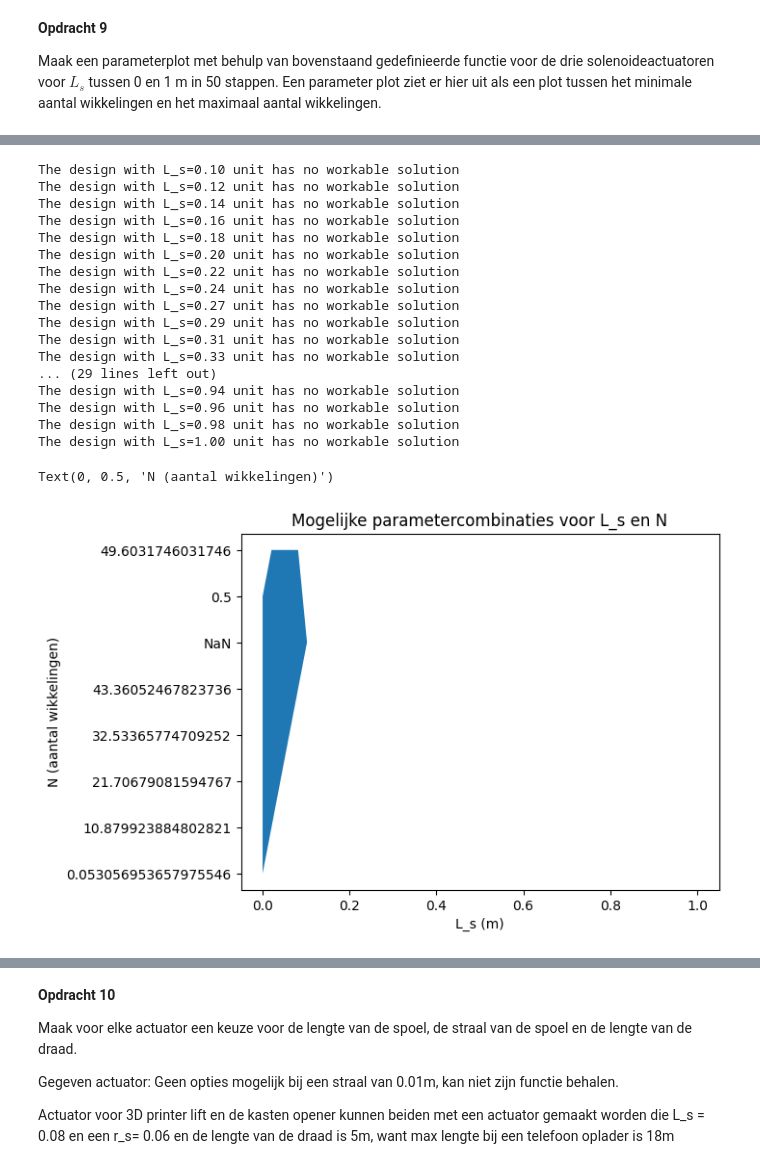
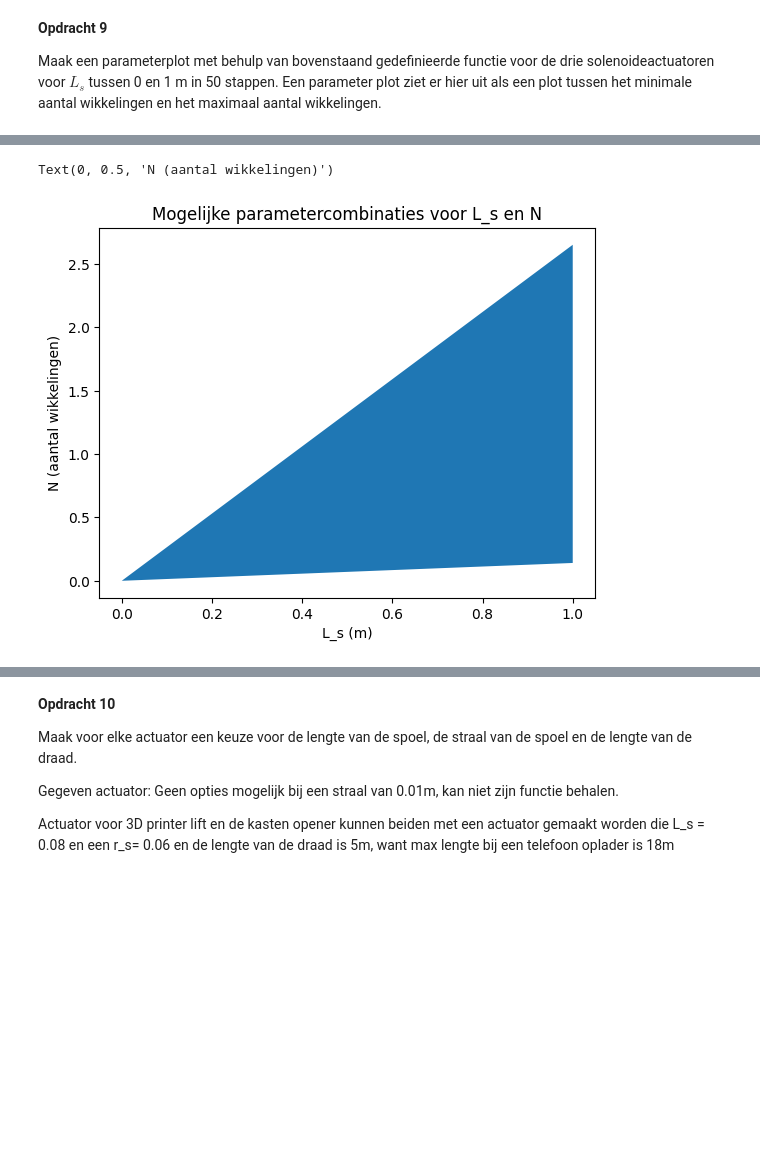
Before and after one commit to ggdejong/opdrachten-DEF-D, a Jupyter notebook: DigitaleOntwerpopdrachten/1CondensatorOpdracht/KrachtactuatorOpdracht.ipynb, the cells around one changed output, grey strips where cells are left out. Cells and saved outputs as stored; diff of their text form; code cells hidden in the pictures; blank space fills up the shorter version.

```diff
--- a/DigitaleOntwerpopdrachten/1CondensatorOpdracht/KrachtactuatorOpdracht.ipynb
+++ b/DigitaleOntwerpopdrachten/1CondensatorOpdracht/KrachtactuatorOpdracht.ipynb
@@ -31,6 +31,8 @@ Onderwijs Instructies:
 # %%
 import numpy as np
 import matplotlib.pyplot as plt
+
+mu_0 = 4 * np.pi * 10e-7
 # %% [markdown]
 # DEF-D opdracht 2: Ontwerp een solenoïdale krachtactuator
 
@@ -166,6 +168,9 @@ def Nmin (r_s , L_max, r_d, I, F, mu_0, mu_r):
 
    return N_min
 
+F = 40 # [N]
+mu_r = 5000
+
 test1 = Nmin (0.01, L_max, r_d, I, F, mu_0, mu_r)
 print(test1)
 # %% [output]
@@ -259,7 +262,7 @@ n_min_data = np.array([])
 n_max_data = np.array([])
 
 for L_s in L_s_plot:
-    n_min, n_max = aantal_wikkelingen(L_s, F_benodigd, mu_ijzer, r_d, r_s, V, I, 4*np.pi*10**(-7))
+    n_min, n_max = aantal_wikkelingen(r_s, L_max, r_d, I, F, mu_0, mu_r)
     n_min_data = np.append(n_min_data,n_min)
     n_max_data = np.append(n_max_data,n_max)
 
@@ -278,6 +281,4 @@ NameError: name 'F_benodigd' is not defined
 # %%
-### Actuator ontwerp gekregen
-###Jouw code hier###
 mu_0 = 4*np.pi*1e-7
 rho = 1.75e-8
 F = 40
@@ -285,7 +286,7 @@ mu_r = 5000
 r_s = 0.0001
 V = 9
 I = 0.5
-r_d = 0.1e-3 / 2
+r_d = 0.1e-3
 
 L_values = np.linspace(0.0001, 1, 50)
 N_min_values = []
@@ -310,5 +311,6 @@ plt.fill_between(L_values, y_min, y_max) # De ruimte tussen de eisen vullen
 plt.title("Mogelijke parametercombinaties voor L_s en N")
 plt.xlabel("L_s (m)")
 plt.ylabel("N (aantal wikkelingen)")
+plt.show()
 ###
 # %% [output]
@@ -338,53 +339,36 @@ mu_0 = 4*np.pi*1e-7
 rho = 1.68e-8
 F = 40
 mu_r = 5000
 r_s = 0.06
 V = 20
 I = 2
 r_d = 0.2e-3 / 2
 
 L_values = np.linspace(0.0001, 1, 50)
 N_min_values = []
 N_max_values = []
 
 for L_s in L_values:
-    N_min, N_max = aantal_wikkelingen(L_s, F, mu_r, r_d, r_s, V, I, rho, mu_0)
+    N_min, N_max = aantal_wikkelingen(r_s, L_s, r_d, I, F, mu_0, mu_r)
     N_min_values.append(N_min)
     N_max_values.append(N_max)
 
 N_min_arr = np.array(N_min_values)
 N_max_arr = np.array(N_max_values)
 haalbaar = N_min_arr <= N_max_arr
 
 
 y_min = N_min_arr # Minimale eis
 y_max = N_max_arr # Maximale eis
 
 plt.fill_between(L_values, y_min, y_max) # De ruimte tussen de eisen vullen
 plt.title("Mogelijke parametercombinaties voor L_s en N")
 plt.xlabel("L_s (m)")
 plt.ylabel("N (aantal wikkelingen)")
 ###
 # %% [output]
-The design with L_s=0.10 unit has no workable solution
-The design with L_s=0.12 unit has no workable solution
-The design with L_s=0.14 unit has no workable solution
-The design with L_s=0.16 unit has no workable solution
-The design with L_s=0.18 unit has no workable solution
-The design with L_s=0.20 unit has no workable solution
-The design with L_s=0.22 unit has no workable solution
-The design with L_s=0.24 unit has no workable solution
-The design with L_s=0.27 unit has no workable solution
-The design with L_s=0.29 unit has no workable solution
-The design with L_s=0.31 unit has no workable solution
-The design with L_s=0.33 unit has no workable solution
-... (29 lines left out)
-The design with L_s=0.94 unit has no workable solution
-The design with L_s=0.96 unit has no workable solution
-The design with L_s=0.98 unit has no workable solution
-The design with L_s=1.00 unit has no workable solution
+Text(0, 0.5, 'N (aantal wikkelingen)')
-Text(0, 0.5, 'N (aantal wikkelingen)')
-[figure, old version]
+[figure, new version]
 # %%
 ### Actuator ontwerp 3
 ###Jouw code hier###
```
Also changed, not shown: parts of 6 cells of this notebook.
